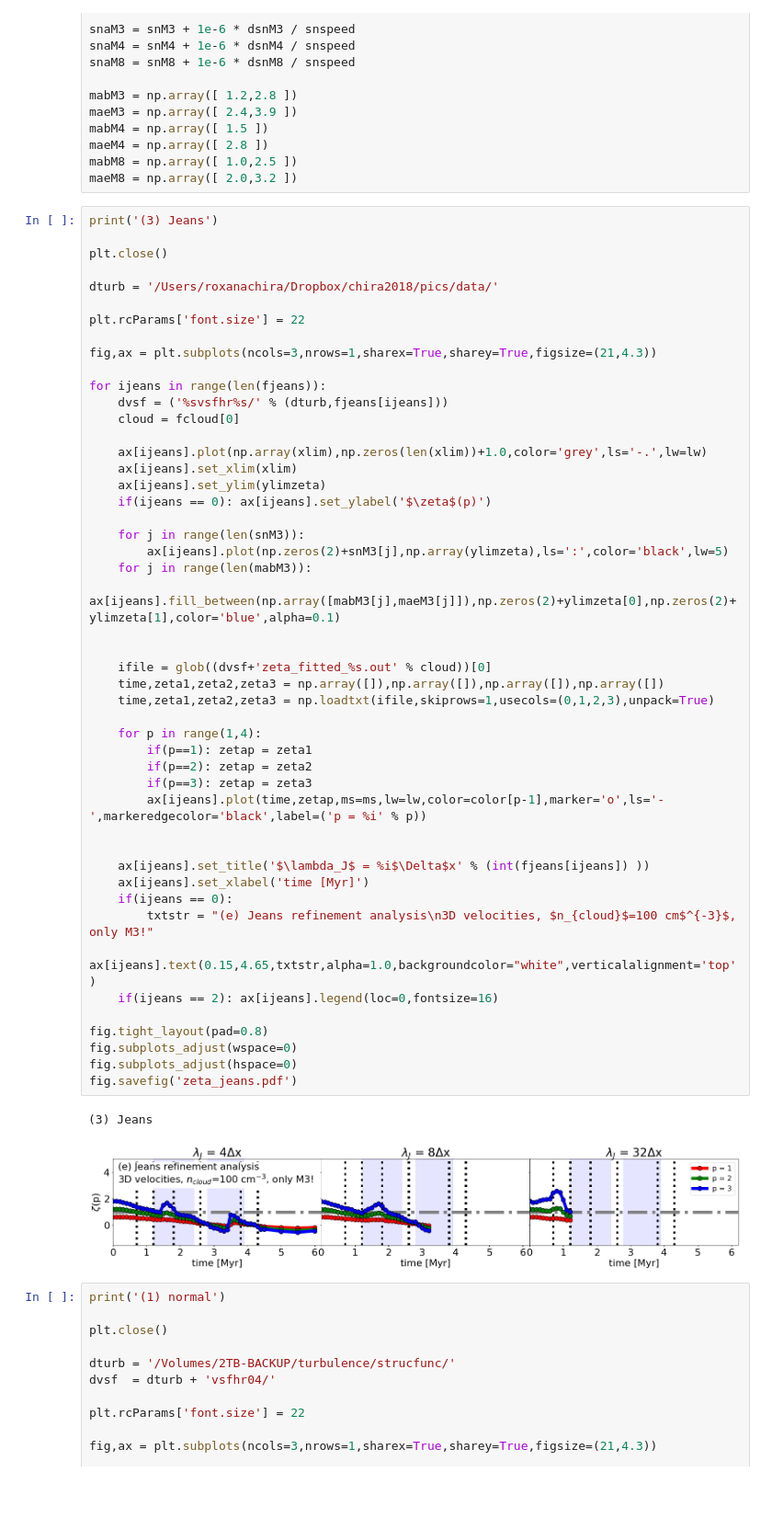
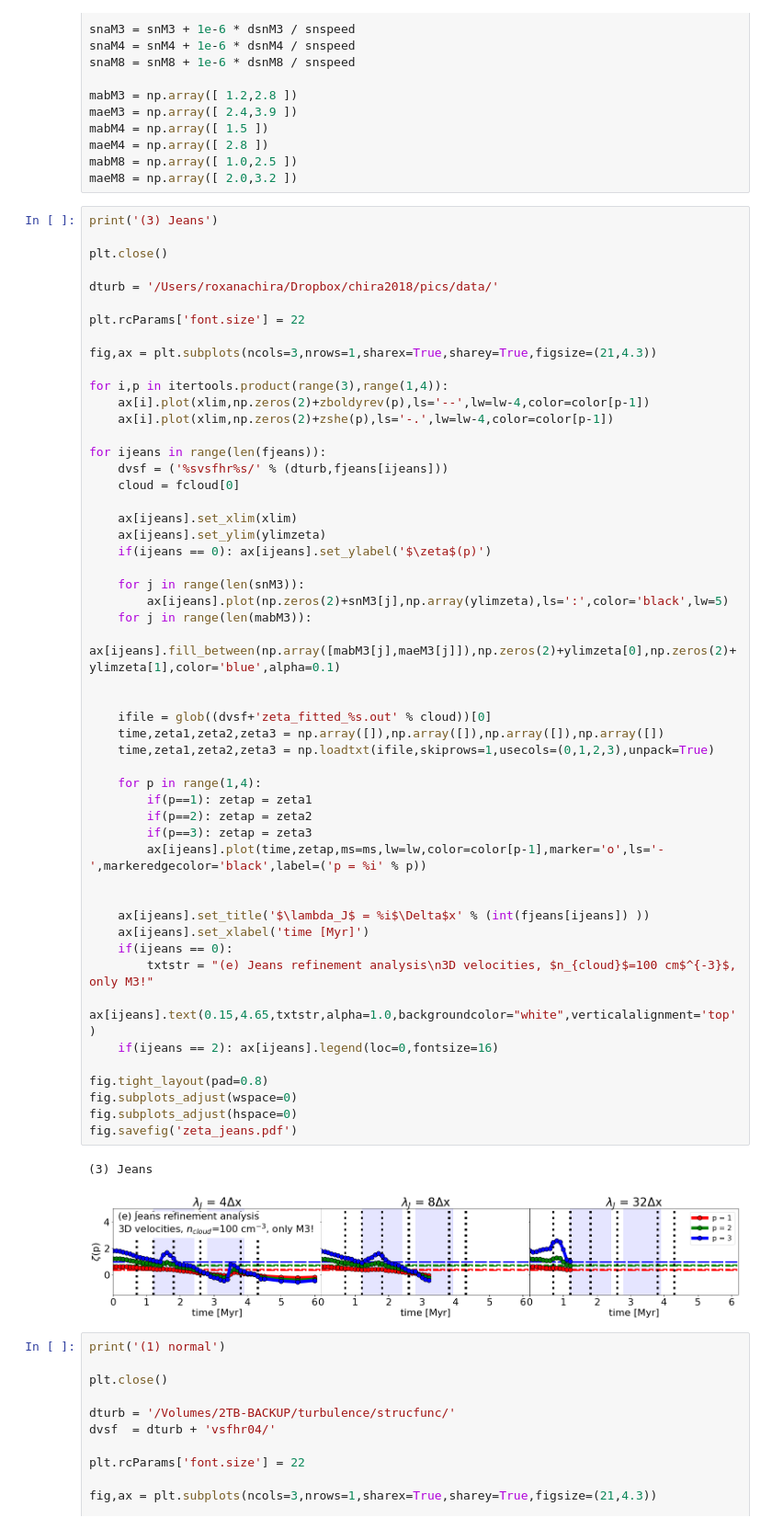
Before and after one commit to ba29534/chira2018, a Jupyter notebook: pics/old_plotzeta.ipynb, the cells around one changed output. Shown: that part at 92% size. Cells and saved outputs as stored; diff of their text form; blank space fills up the shorter version.

```diff
--- a/pics/old_plotzeta.ipynb
+++ b/pics/old_plotzeta.ipynb
@@ -54,11 +55,14 @@ plt.rcParams['font.size'] = 22
 
 fig,ax = plt.subplots(ncols=3,nrows=1,sharex=True,sharey=True,figsize=(21,4.3))
 
+for i,p in itertools.product(range(3),range(1,4)):
+    ax[i].plot(xlim,np.zeros(2)+zboldyrev(p),ls='--',lw=lw-4,color=color[p-1])
+    ax[i].plot(xlim,np.zeros(2)+zshe(p),ls='-.',lw=lw-4,color=color[p-1])
+
 for ijeans in range(len(fjeans)):
     dvsf = ('%svsfhr%s/' % (dturb,fjeans[ijeans]))
     cloud = fcloud[0]
 
-    ax[ijeans].plot(np.array(xlim),np.zeros(len(xlim))+1.0,color='grey',ls='-.',lw=lw)
     ax[ijeans].set_xlim(xlim)
     ax[ijeans].set_ylim(ylimzeta)
     if(ijeans == 0): ax[ijeans].set_ylabel('$\zeta$(p)')
@@ -66,34 +70,34 @@ for ijeans in range(len(fjeans)):
     for j in range(len(snM3)):
         ax[ijeans].plot(np.zeros(2)+snM3[j],np.array(ylimzeta),ls=':',color='black',lw=5)
     for j in range(len(mabM3)):
         ax[ijeans].fill_between(np.array([mabM3[j],maeM3[j]]),np.zeros(2)+ylimzeta[0],np.zeros(2)+ylimzeta[1],color='blue',alpha=0.1)
 
 
     ifile = glob((dvsf+'zeta_fitted_%s.out' % cloud))[0]
     time,zeta1,zeta2,zeta3 = np.array([]),np.array([]),np.array([]),np.array([])
     time,zeta1,zeta2,zeta3 = np.loadtxt(ifile,skiprows=1,usecols=(0,1,2,3),unpack=True)
 
     for p in range(1,4):
         if(p==1): zetap = zeta1
         if(p==2): zetap = zeta2
         if(p==3): zetap = zeta3
         ax[ijeans].plot(time,zetap,ms=ms,lw=lw,color=color[p-1],marker='o',ls='-',markeredgecolor='black',label=('p = %i' % p))
 
 
     ax[ijeans].set_title('$\lambda_J$ = %i$\Delta$x' % (int(fjeans[ijeans]) ))
     ax[ijeans].set_xlabel('time [Myr]')
     if(ijeans == 0):
         txtstr = "(e) Jeans refinement analysis\n3D velocities, $n_{cloud}$=100 cm$^{-3}$, only M3!"
         ax[ijeans].text(0.15,4.65,txtstr,alpha=1.0,backgroundcolor="white",verticalalignment='top')
     if(ijeans == 2): ax[ijeans].legend(loc=0,fontsize=16)
 
 fig.tight_layout(pad=0.8)
 fig.subplots_adjust(wspace=0)
 fig.subplots_adjust(hspace=0)
 fig.savefig('zeta_jeans.pdf')
 # %% [output]
 (3) Jeans
-[figure, old version]
+[figure, new version]
 # %%
 print('(1) normal')
 
```
Also changed, not shown: parts of 1 cell of this notebook, 17 other files.
